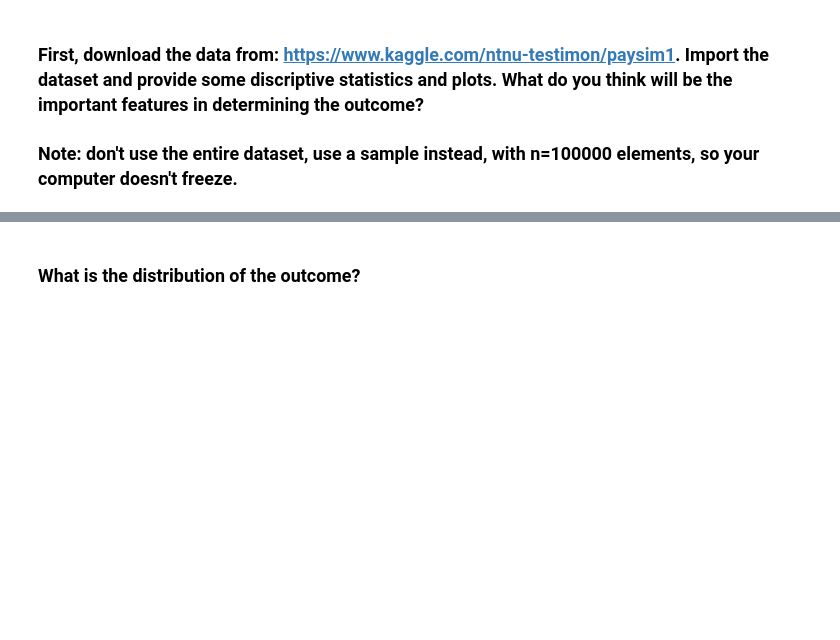
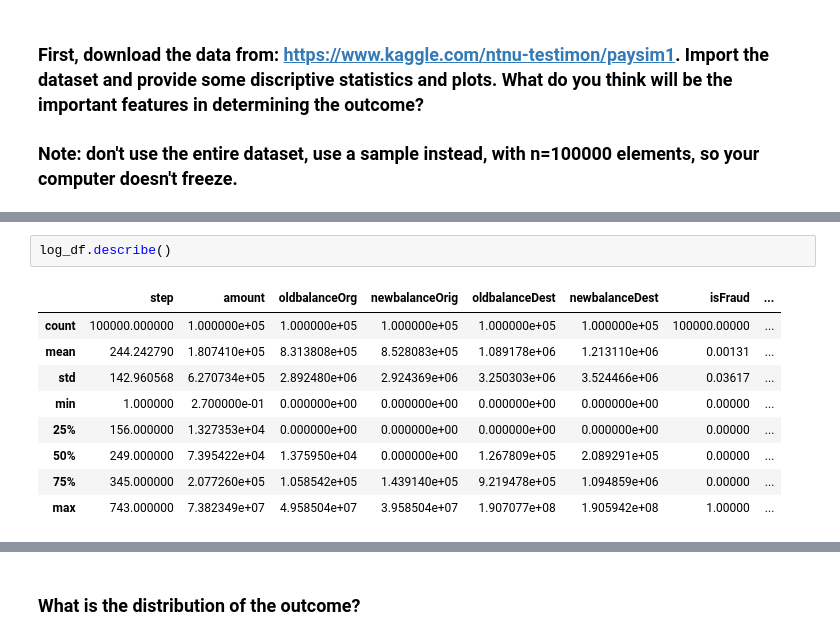
Before and after one commit to ta-data-lis/lab-imbalance, a Jupyter notebook: your-code/lab_imbalance.ipynb, the cells around one changed output, grey strips where cells are left out. Drawn from its saved outputs; the diff is of its cells as text; blank space fills up the shorter version.

```diff
--- a/your-code/lab_imbalance.ipynb
+++ b/your-code/lab_imbalance.ipynb
@@ -13,0 +45,12 @@ Like we disussed in class, when we have noisy data, if we are not careful, we ca
+# %%
+log_df.describe()
+# %% [output]
+|  | step | amount | oldbalanceOrg | newbalanceOrig | oldbalanceDest | newbalanceDest | isFraud | ... |
+| count | 100000.000000 | 1.000000e+05 | 1.000000e+05 | 1.000000e+05 | 1.000000e+05 | 1.000000e+05 | 100000.00000 | ... |
+| mean | 244.242790 | 1.807410e+05 | 8.313808e+05 | 8.528083e+05 | 1.089178e+06 | 1.213110e+06 | 0.00131 | ... |
+| std | 142.960568 | 6.270734e+05 | 2.892480e+06 | 2.924369e+06 | 3.250303e+06 | 3.524466e+06 | 0.03617 | ... |
+| min | 1.000000 | 2.700000e-01 | 0.000000e+00 | 0.000000e+00 | 0.000000e+00 | 0.000000e+00 | 0.00000 | ... |
+| 25% | 156.000000 | 1.327353e+04 | 0.000000e+00 | 0.000000e+00 | 0.000000e+00 | 0.000000e+00 | 0.00000 | ... |
+| 50% | 249.000000 | 7.395422e+04 | 1.375950e+04 | 0.000000e+00 | 1.267809e+05 | 2.089291e+05 | 0.00000 | ... |
+| 75% | 345.000000 | 2.077260e+05 | 1.058542e+05 | 1.439140e+05 | 9.219478e+05 | 1.094859e+06 | 0.00000 | ... |
+| max | 743.000000 | 7.382349e+07 | 4.958504e+07 | 3.958504e+07 | 1.907077e+08 | 1.905942e+08 | 1.00000 | ... |
```
Also changed, not shown: parts of 18 cells of this notebook.
